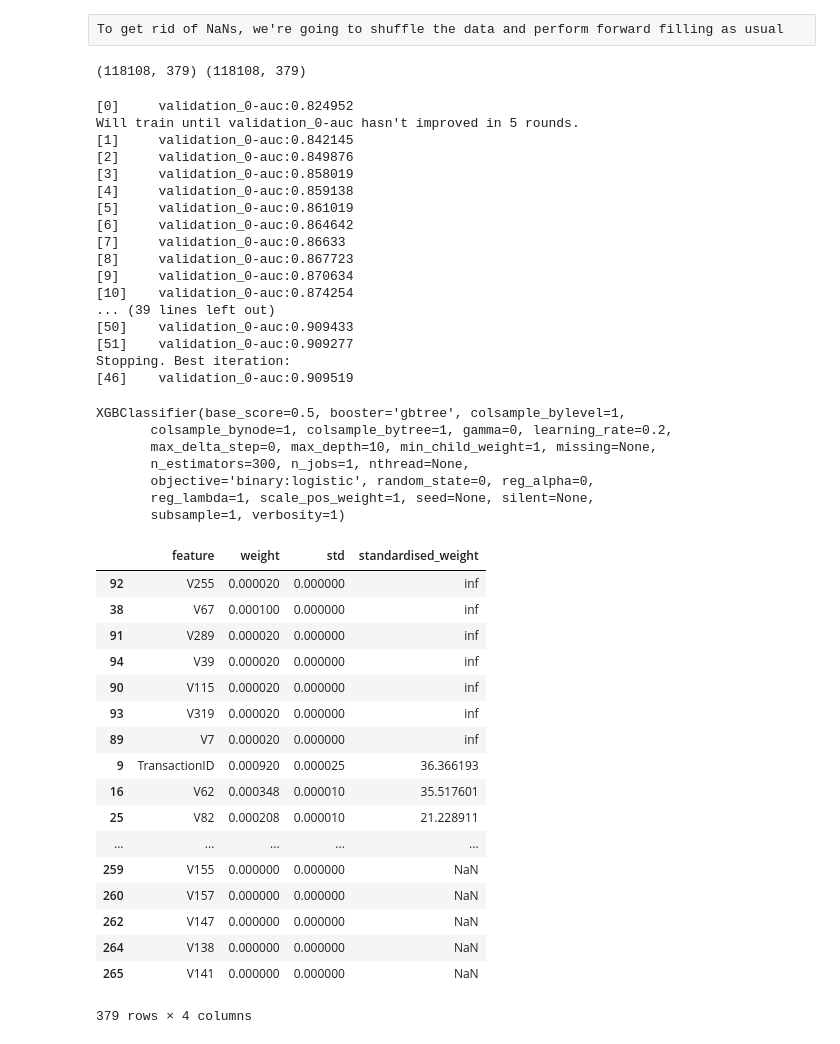
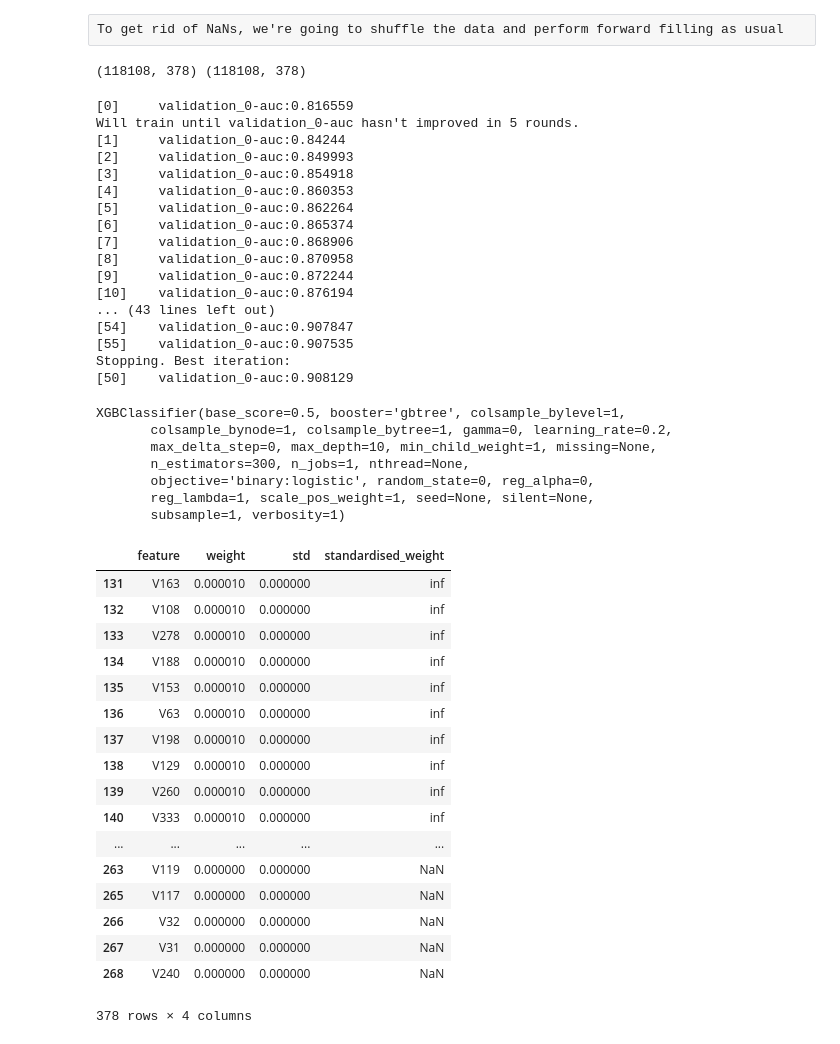
Before and after one commit to hxyue1/Fraud-Detection, a Jupyter notebook: numeric-features.ipynb, the cells around one changed output. Cells and saved outputs as stored; diff of their text form; code cells hidden in the pictures.

```diff
--- a/numeric-features.ipynb
+++ b/numeric-features.ipynb
@@ -15,7 +15,7 @@ from sklearn.model_selection import train_test_split
 # %%
 train_transaction = pd.read_csv('Data/train_transaction.csv')
 fraud = train_transaction['isFraud']
-train_transaction.drop('isFraud',axis=1,inplace=True)
+train_transaction.drop(['isFraud','TransactionID'],axis=1,inplace=True)
 # %% [raw]
 To get rid of NaNs, we're going to shuffle the data and perform forward filling as usual
 # %%
@@ -47,7 +47,7 @@ numerics_val, numerics_test, fraud_val, fraud_test = train_test_split(numerics_t
 
 print(numerics_train.shape, numerics_val.shape)
 # %% [output]
-(118108, 379) (118108, 379)
+(118108, 378) (118108, 378)
 # %%
 model = xgb.XGBClassifier(
     learning_rate = 0.2,
@@ -66,23 +66,23 @@ model.fit(
     eval_metric = 'auc'
 )
 # %% [output]
-[0]     validation_0-auc:0.824952
+[0]     validation_0-auc:0.816559
 Will train until validation_0-auc hasn't improved in 5 rounds.
-[1]     validation_0-auc:0.842145
-[2]     validation_0-auc:0.849876
-[3]     validation_0-auc:0.858019
-[4]     validation_0-auc:0.859138
-[5]     validation_0-auc:0.861019
-[6]     validation_0-auc:0.864642
-[7]     validation_0-auc:0.86633
-[8]     validation_0-auc:0.867723
-[9]     validation_0-auc:0.870634
-[10]    validation_0-auc:0.874254
-... (39 lines left out)
-[50]    validation_0-auc:0.909433
-[51]    validation_0-auc:0.909277
+[1]     validation_0-auc:0.84244
+[2]     validation_0-auc:0.849993
+[3]     validation_0-auc:0.854918
+[4]     validation_0-auc:0.860353
+[5]     validation_0-auc:0.862264
+[6]     validation_0-auc:0.865374
+[7]     validation_0-auc:0.868906
+[8]     validation_0-auc:0.870958
+[9]     validation_0-auc:0.872244
+[10]    validation_0-auc:0.876194
+... (43 lines left out)
+[54]    validation_0-auc:0.907847
+[55]    validation_0-auc:0.907535
 Stopping. Best iteration:
-[46]    validation_0-auc:0.909519
+[50]    validation_0-auc:0.908129
 XGBClassifier(base_score=0.5, booster='gbtree', colsample_bylevel=1,
        colsample_bynode=1, colsample_bytree=1, gamma=0, learning_rate=0.2,
        max_delta_step=0, max_depth=10, min_child_weight=1, missing=None,
@@ -94,29 +94,29 @@ XGBClassifier(base_score=0.5, booster='gbtree', colsample_bylevel=1,
 import eli5
 from eli5.sklearn import PermutationImportance
 # %%
-perm_numerics = PermutationImportance(model, random_state=1).fit(numerics_val.iloc[:50000,:], fraud_val.iloc[:50000])
+perm_numerics = PermutationImportance(model, random_state=1).fit(numerics_val.iloc[:100000,:], fraud_val.iloc[:100000])
 perm_numerics_df = eli5.explain_weights_df(perm_numerics, feature_names = numerics_val.columns.tolist())
 perm_numerics_df['standardised_weight'] = perm_numerics_df['weight']/perm_numerics_df['std']
 perm_numerics_df.sort_values('standardised_weight', ascending=False)
 # %% [output]
 |  | feature | weight | std | standardised_weight |
-| 92 | V255 | 0.000020 | 0.000000 | inf |
-| 38 | V67 | 0.000100 | 0.000000 | inf |
-| 91 | V289 | 0.000020 | 0.000000 | inf |
-| 94 | V39 | 0.000020 | 0.000000 | inf |
-| 90 | V115 | 0.000020 | 0.000000 | inf |
-| 93 | V319 | 0.000020 | 0.000000 | inf |
-| 89 | V7 | 0.000020 | 0.000000 | inf |
-| 9 | TransactionID | 0.000920 | 0.000025 | 36.366193 |
-| 16 | V62 | 0.000348 | 0.000010 | 35.517601 |
-| 25 | V82 | 0.000208 | 0.000010 | 21.228911 |
+| 131 | V163 | 0.000010 | 0.000000 | inf |
+| 132 | V108 | 0.000010 | 0.000000 | inf |
+| 133 | V278 | 0.000010 | 0.000000 | inf |
+| 134 | V188 | 0.000010 | 0.000000 | inf |
+| 135 | V153 | 0.000010 | 0.000000 | inf |
+| 136 | V63 | 0.000010 | 0.000000 | inf |
+| 137 | V198 | 0.000010 | 0.000000 | inf |
+| 138 | V129 | 0.000010 | 0.000000 | inf |
+| 139 | V260 | 0.000010 | 0.000000 | inf |
+| 140 | V333 | 0.000010 | 0.000000 | inf |
 | ... | ... | ... | ... | ... |
-| 259 | V155 | 0.000000 | 0.000000 | NaN |
-| 260 | V157 | 0.000000 | 0.000000 | NaN |
-| 262 | V147 | 0.000000 | 0.000000 | NaN |
-| 264 | V138 | 0.000000 | 0.000000 | NaN |
-| 265 | V141 | 0.000000 | 0.000000 | NaN |
+| 263 | V119 | 0.000000 | 0.000000 | NaN |
+| 265 | V117 | 0.000000 | 0.000000 | NaN |
+| 266 | V32 | 0.000000 | 0.000000 | NaN |
+| 267 | V31 | 0.000000 | 0.000000 | NaN |
+| 268 | V240 | 0.000000 | 0.000000 | NaN |
-379 rows × 4 columns
+378 rows × 4 columns
 # %%
 perm_numerics_df['standardised_weight'] = perm_numerics_df['weight']/perm_numerics_df['std']
 out_df = perm_numerics_df.sort_values('standardised_weight', ascending=False)
```
Also changed, not shown: 3 other files.
